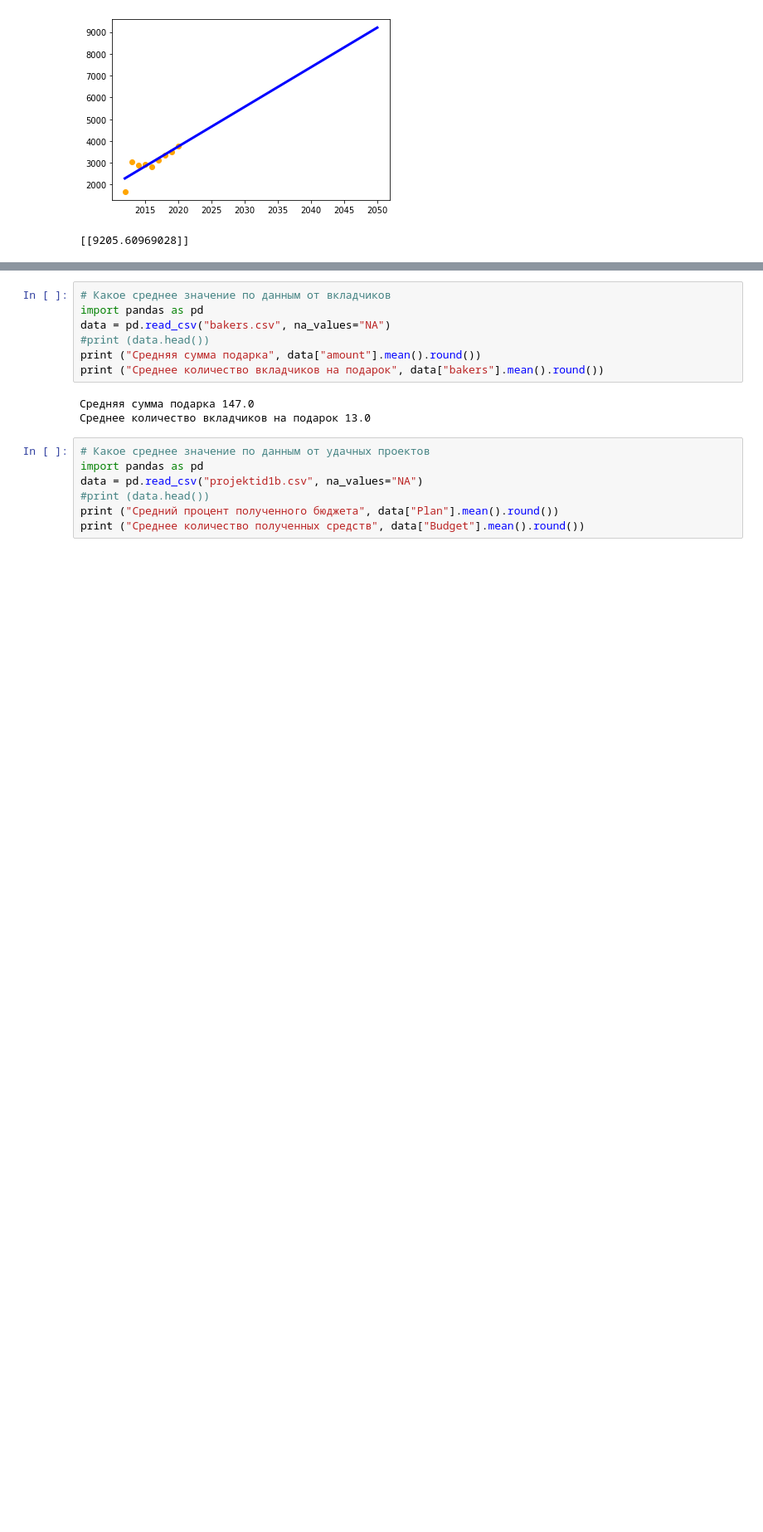
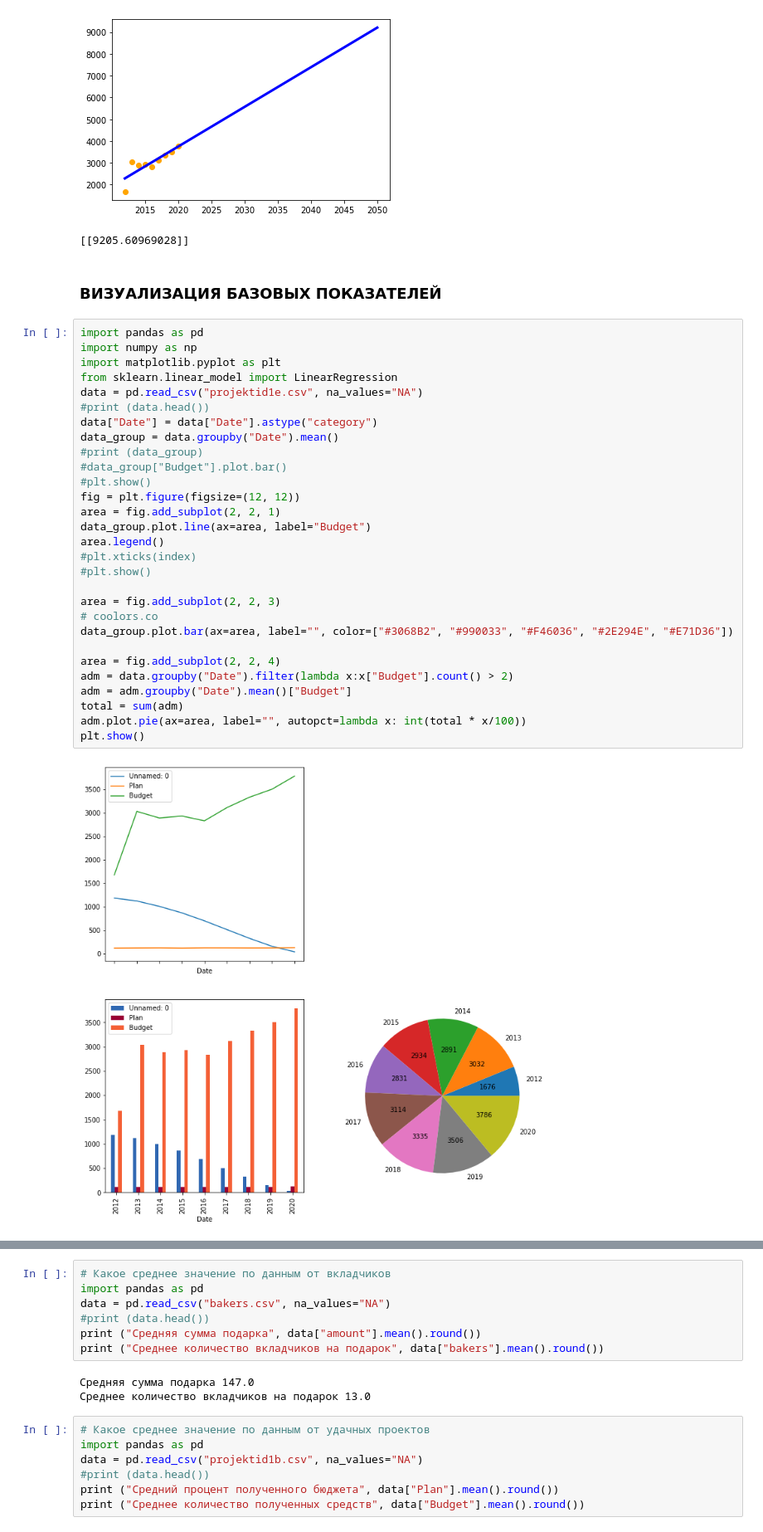
Before and after one commit to visualGravitySense/amoe, a Jupyter notebook: analytics.ipynb, the cells around one changed output, grey strips where cells are left out. Shown: that part at 83% size. Cells and saved outputs as stored; diff of their text form; blank space fills up the shorter version.

```diff
--- a/analytics.ipynb
+++ b/analytics.ipynb
@@ -56,3 +56,36 @@ print (model.predict(np.array(2050).reshape(1, 1)))
 # %% [output]
 [figure]
 [[9205.60969028]]
+# %% [markdown]
+### ВИЗУАЛИЗАЦИЯ БАЗОВЫХ ПОКАЗАТЕЛЕЙ
+# %%
+import pandas as pd
+import numpy as np
+import matplotlib.pyplot as plt
+from sklearn.linear_model import LinearRegression
+data = pd.read_csv("projektid1e.csv", na_values="NA")
+#print (data.head())
+data["Date"] = data["Date"].astype("category")
+data_group = data.groupby("Date").mean()
+#print (data_group)
+#data_group["Budget"].plot.bar()
+#plt.show()
+fig = plt.figure(figsize=(12, 12))
+area = fig.add_subplot(2, 2, 1)
+data_group.plot.line(ax=area, label="Budget")
+area.legend()
+#plt.xticks(index)
+#plt.show()
+
+area = fig.add_subplot(2, 2, 3)
+# coolors.co
+data_group.plot.bar(ax=area, label="", color=["#3068B2", "#990033", "#F46036", "#2E294E", "#E71D36"])
+
+area = fig.add_subplot(2, 2, 4)
+adm = data.groupby("Date").filter(lambda x:x["Budget"].count() > 2)
+adm = adm.groupby("Date").mean()["Budget"]
+total = sum(adm)
+adm.plot.pie(ax=area, label="", autopct=lambda x: int(total * x/100))
+plt.show()
+# %% [output]
+[figure, added]
```
Also changed, not shown: parts of 4 cells of this notebook, 8 other files.
